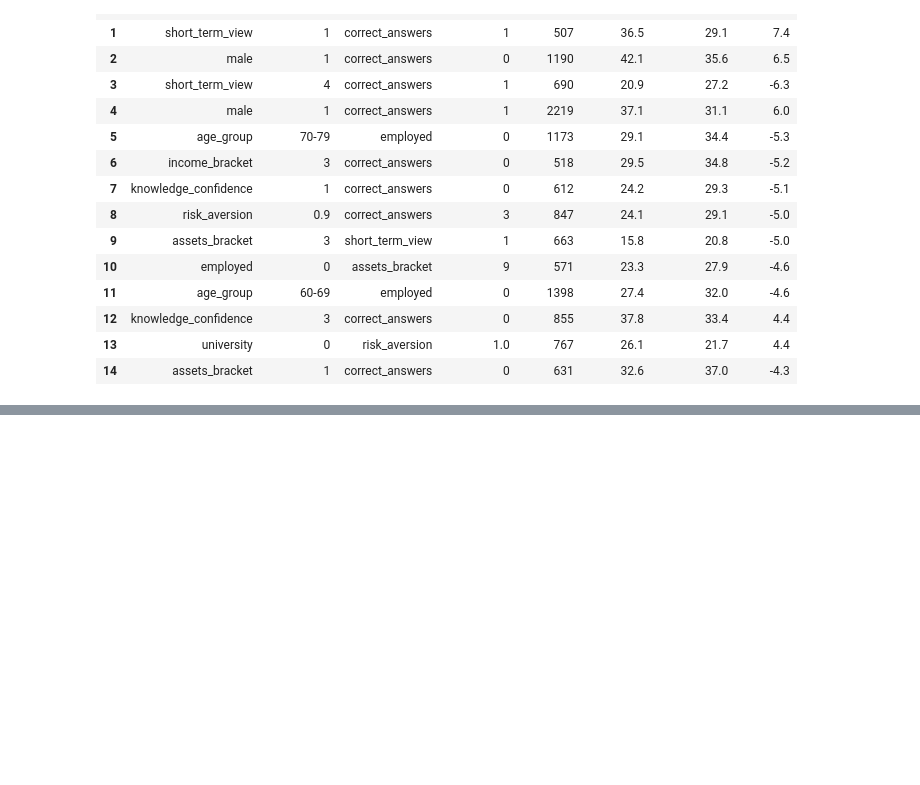
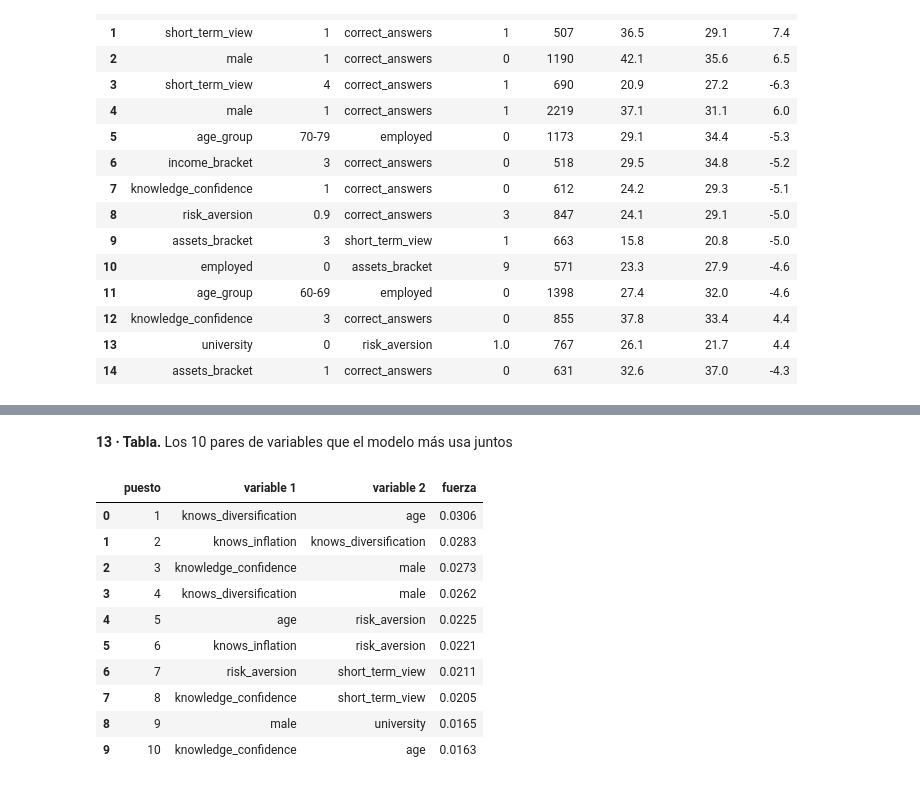
Before and after one commit to EspecializacionIA1/bolsalab, a Jupyter notebook: notebooks/Exploración de variables.ipynb, the cells around one changed output, grey strips where cells are left out. Saved outputs shown, nothing was run; the diff lists cells and outputs as text; code cells hidden in the pictures; blank space fills up the shorter version.

```diff
--- a/notebooks/Exploración de variables.ipynb
+++ b/notebooks/Exploración de variables.ipynb
@@ -204,0 +231,18 @@ surprising_cells(people, candidatas).head(15).round(1)
+# %% [markdown]
+**13 · Tabla.** Los 10 pares de variables que el modelo más usa juntos
+# %%
+pares = pd.read_csv(INTERACTIONS_FILE)
+pares.insert(0, "puesto", pares.index + 1)
+pares.head(10).round(4)
+# %% [output]
+|  | puesto | variable 1 | variable 2 | fuerza |
+| 0 | 1 | knows_diversification | age | 0.0306 |
+| 1 | 2 | knows_inflation | knows_diversification | 0.0283 |
+| 2 | 3 | knowledge_confidence | male | 0.0273 |
+| 3 | 4 | knows_diversification | male | 0.0262 |
+| 4 | 5 | age | risk_aversion | 0.0225 |
+| 5 | 6 | knows_inflation | risk_aversion | 0.0221 |
+| 6 | 7 | risk_aversion | short_term_view | 0.0211 |
+| 7 | 8 | knowledge_confidence | short_term_view | 0.0205 |
+| 8 | 9 | male | university | 0.0165 |
+| 9 | 10 | knowledge_confidence | age | 0.0163 |
```
Also changed, not shown: parts of 6 cells of this notebook, 3 other files.
